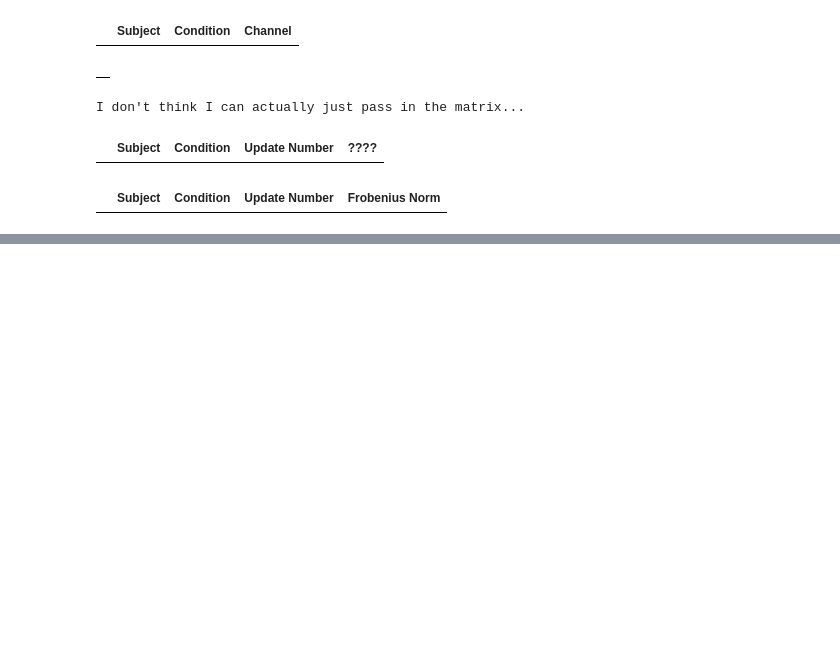
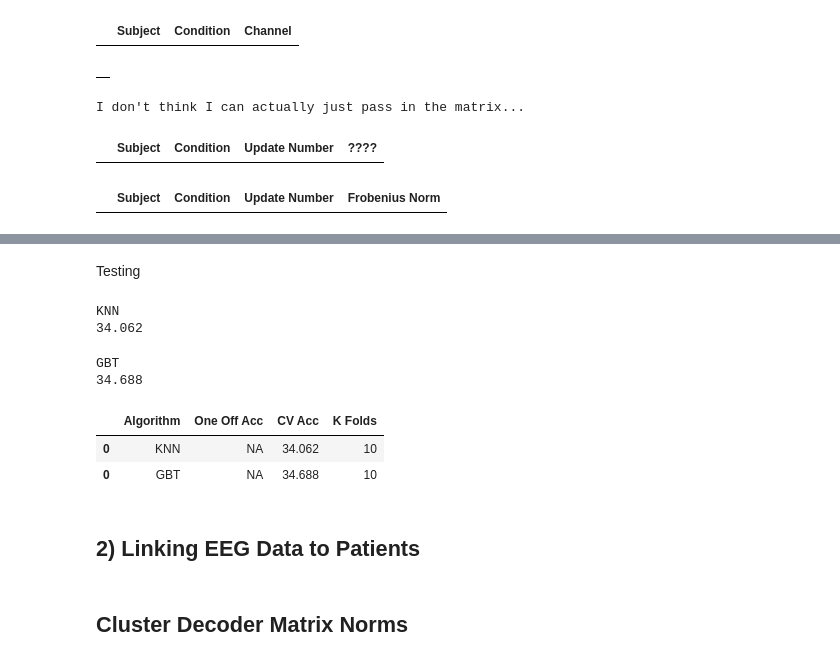
Before and after one commit to kdmalc/personalization-privacy-risk, a Jupyter notebook: 10_Initial_Privacy_Attack.ipynb, the cells around one changed output, grey strips where cells are left out. Cells and saved outputs as stored; diff of their text form; code cells hidden in the pictures; blank space fills up the shorter version.

```diff
--- a/10_Initial_Privacy_Attack.ipynb
+++ b/10_Initial_Privacy_Attack.ipynb
@@ -220,0 +308,10 @@ emg_labels_df.head()
+# %%
+try:
+    X_train, y_train, X_test, y_test, X_val, y_val = train_test_val_split(norm_input_df, norm_label_df)
+except ValueError:
+    # You probably turned off validation so just remove the val sets
+    X_train, y_train, X_test, y_test = train_test_val_split(norm_input_df, norm_label_df)
+y_train = np.ravel(y_train)
+
+print(X_train.shape)
+X_train.head()
@@ -220,0 +326,4 @@ emg_labels_df.head()
+# %%
+# Result logs
+my_metrics_cols = ['Algorithm', 'One Off Acc', 'CV Acc', 'K Folds']
+res_df = pd.DataFrame(columns=my_metrics_cols)
@@ -220,0 +453,38 @@ emg_labels_df.head()
+# %% [markdown]
+Testing
+# %%
+# Still using a cv of 5, as set way earlier
+num_decimals = 3
+test_df = pd.DataFrame(columns=my_metrics_cols)
+
+print("KNN")
+_, _, acc_cv, my_dt = fit_ml_algo(KNeighborsClassifier(), X_train, y_train, cv, testing=True)
+y_pred = my_dt.predict(X_test)
+acc_cv = round(metrics.accuracy_score(y_test, y_pred) * 100, num_decimals)
+print(acc_cv)
+temp_df = pd.DataFrame([['KNN', 'NA', acc_cv, cv]], columns=my_metrics_cols)
+test_df = pd.concat((test_df, temp_df))
+# %% [output]
+KNN
+34.062
+# %%
+print("GBT")
+_, _, acc_cv, my_dt = fit_ml_algo(GradientBoostingClassifier(), X_train, y_train, cv, testing=True)
+y_pred = my_dt.predict(X_test)
+acc_cv = round(metrics.accuracy_score(y_test, y_pred) * 100, num_decimals)
+print(acc_cv)
+temp_df = pd.DataFrame([['GBT', 'NA', acc_cv, cv]], columns=my_metrics_cols)
+test_df = pd.concat((test_df, temp_df))
+# %% [output]
+GBT
+34.688
+# %%
+test_df.head()
+# %% [output]
+|  | Algorithm | One Off Acc | CV Acc | K Folds |
+| 0 | KNN | NA | 34.062 | 10 |
+| 0 | GBT | NA | 34.688 | 10 |
+# %% [markdown]
+## 2) Linking EEG Data to Patients
+# %% [markdown]
+## Cluster Decoder Matrix Norms
```
Also changed, not shown: parts of 37 cells of this notebook.
